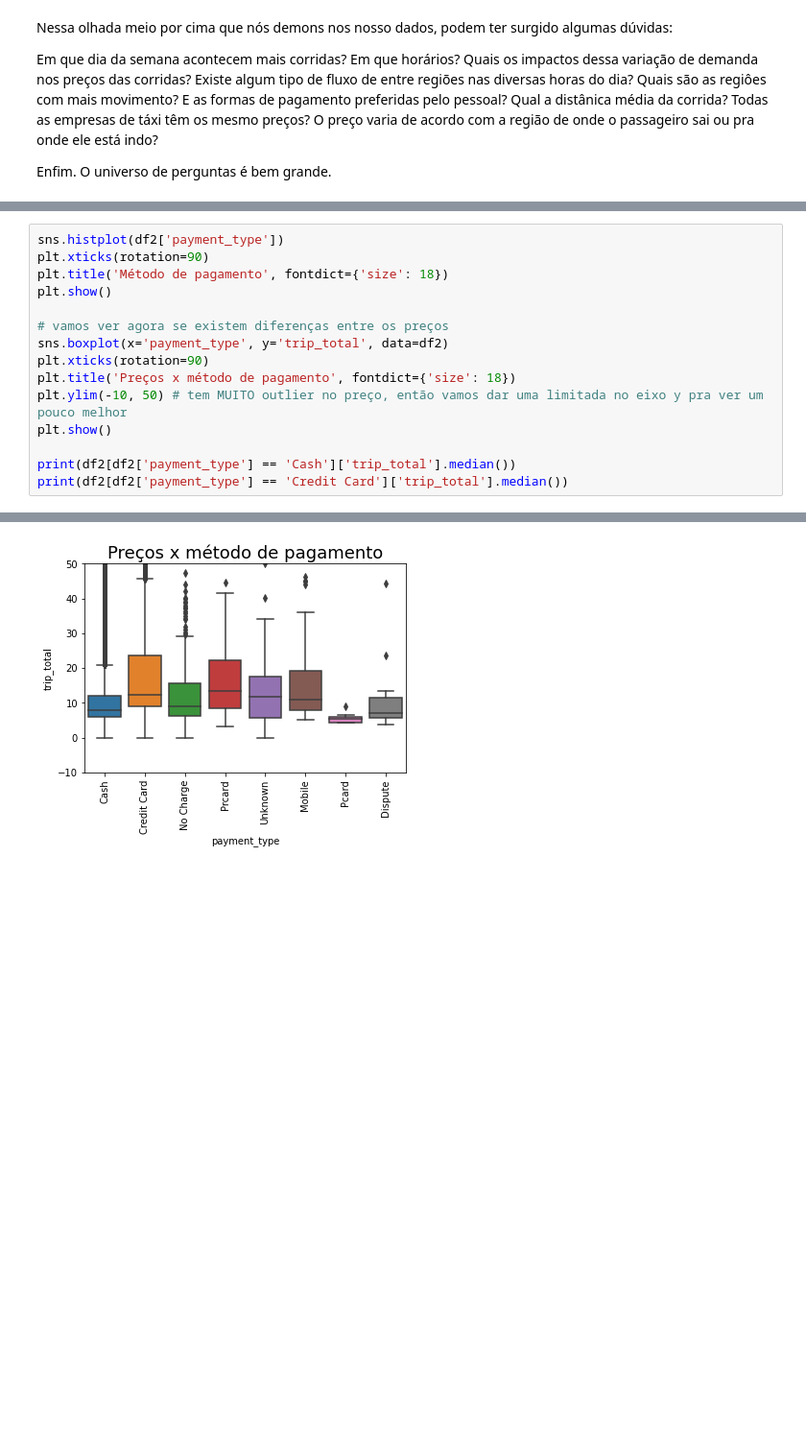
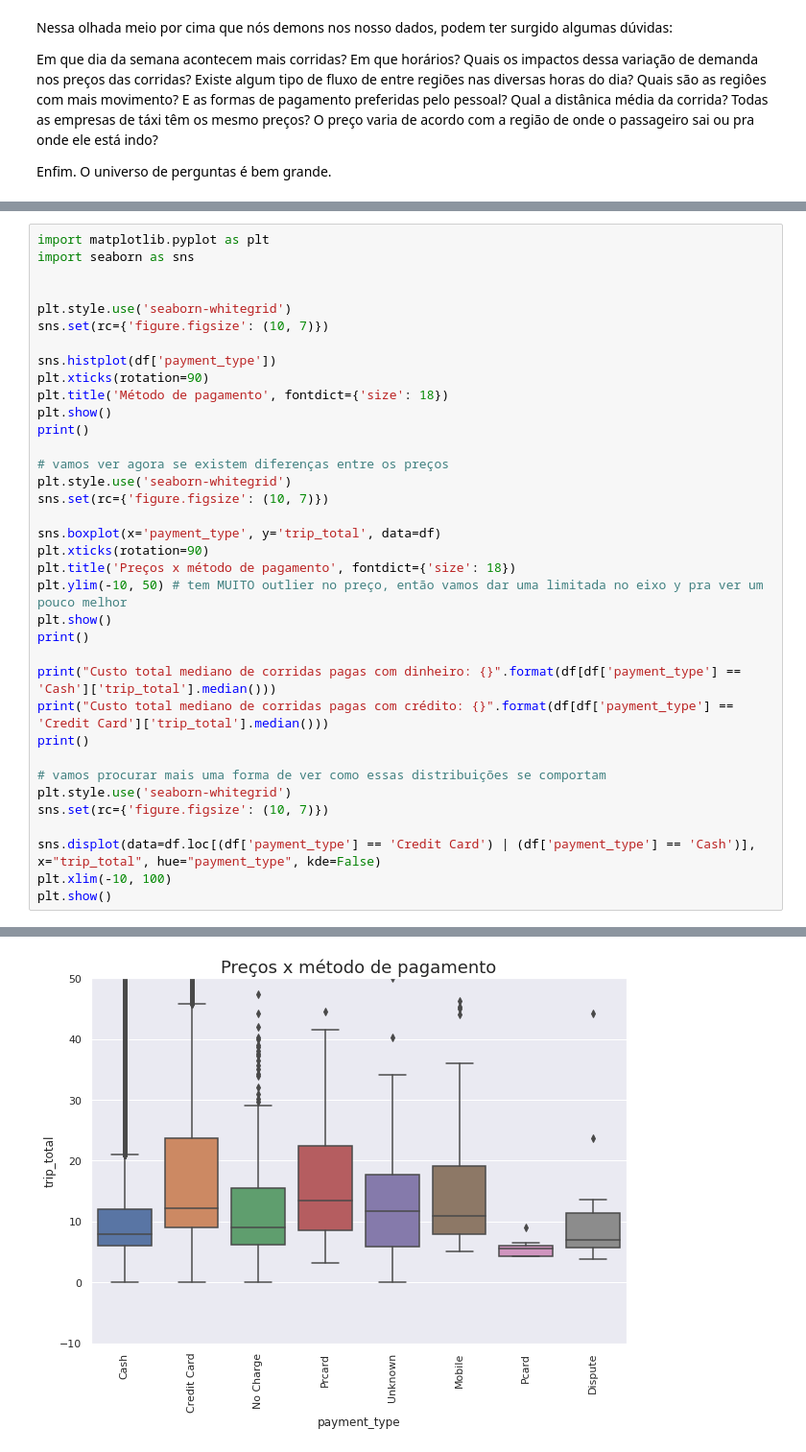
Before and after one commit to LeoFernanndes/portfolio, a Jupyter notebook: ChicagoTaxiRegression.ipynb, the cells around one changed output, grey strips where cells are left out. Shown at 96% size. Saved outputs shown, nothing was run; the diff lists cells and outputs as text; blank space fills up the shorter version.

```diff
--- a/ChicagoTaxiRegression.ipynb
+++ b/ChicagoTaxiRegression.ipynb
@@ -290,16 +292,37 @@ Enfim. O universo de perguntas é bem grande.
 # %%
-sns.histplot(df2['payment_type'])
+import matplotlib.pyplot as plt
+import seaborn as sns
+
+
+plt.style.use('seaborn-whitegrid')
+sns.set(rc={'figure.figsize': (10, 7)})
+
+sns.histplot(df['payment_type'])
 plt.xticks(rotation=90)
 plt.title('Método de pagamento', fontdict={'size': 18})
 plt.show()
+print()
 
 # vamos ver agora se existem diferenças entre os preços
-sns.boxplot(x='payment_type', y='trip_total', data=df2)
+plt.style.use('seaborn-whitegrid')
+sns.set(rc={'figure.figsize': (10, 7)})
+
+sns.boxplot(x='payment_type', y='trip_total', data=df)
 plt.xticks(rotation=90)
 plt.title('Preços x método de pagamento', fontdict={'size': 18})
 plt.ylim(-10, 50) # tem MUITO outlier no preço, então vamos dar uma limitada no eixo y pra ver um pouco melhor
 plt.show()
+print()
 
-print(df2[df2['payment_type'] == 'Cash']['trip_total'].median())
-print(df2[df2['payment_type'] == 'Credit Card']['trip_total'].median())
+print("Custo total mediano de corridas pagas com dinheiro: {}".format(df[df['payment_type'] == 'Cash']['trip_total'].median()))
+print("Custo total mediano de corridas pagas com crédito: {}".format(df[df['payment_type'] == 'Credit Card']['trip_total'].median()))
+print()
+
+# vamos procurar mais uma forma de ver como essas distribuições se comportam
+plt.style.use('seaborn-whitegrid')
+sns.set(rc={'figure.figsize': (10, 7)})
+
+sns.displot(data=df.loc[(df['payment_type'] == 'Credit Card') | (df['payment_type'] == 'Cash')], x="trip_total", hue="payment_type", kde=False)
+plt.xlim(-10, 100)
+plt.show()
 # %% [output]
@@ -307 +330 @@ print(df2[df2['payment_type'] == 'Credit Card']['trip_total'].median())
-[figure, old version]
+[figure, new version]
```
Also changed, not shown: parts of 15 cells of this notebook.
